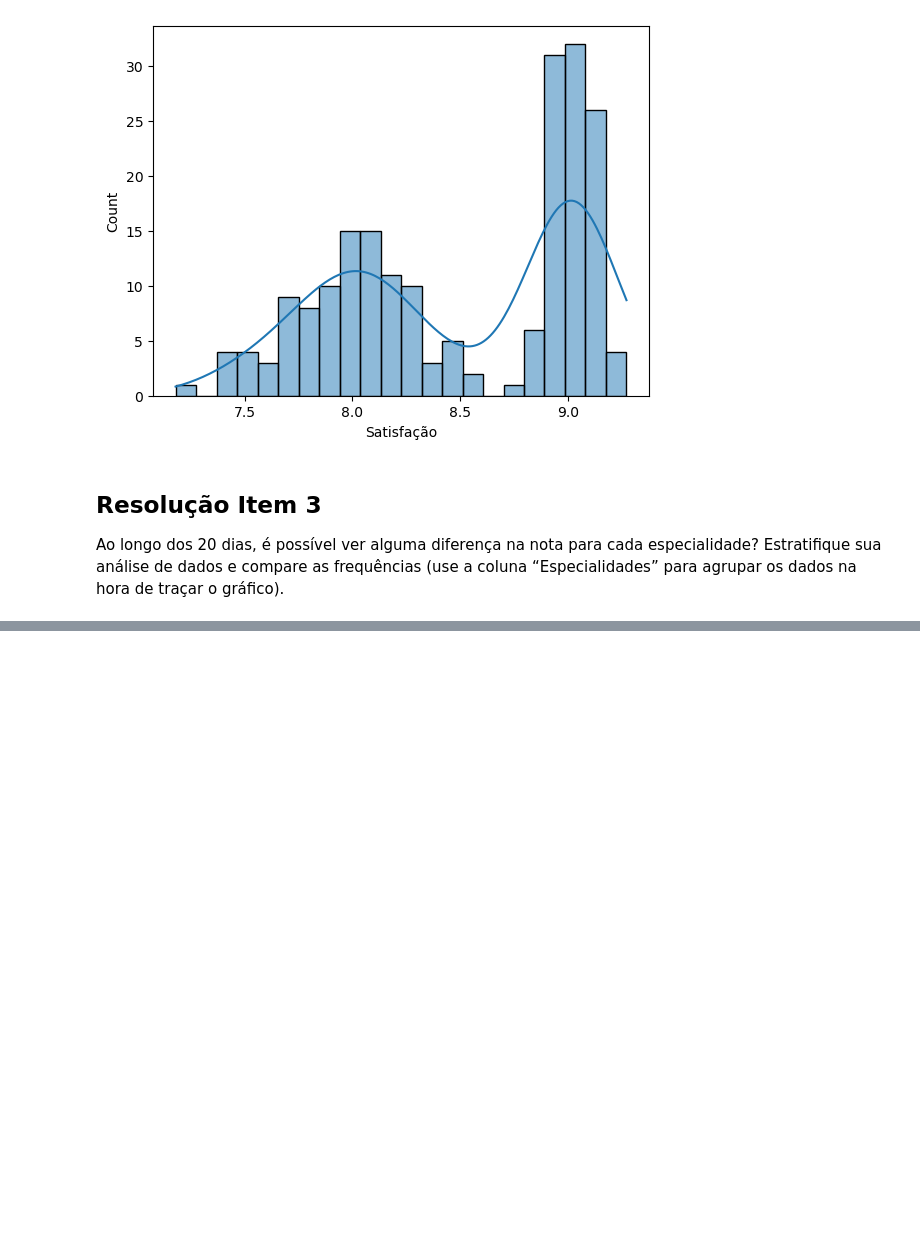
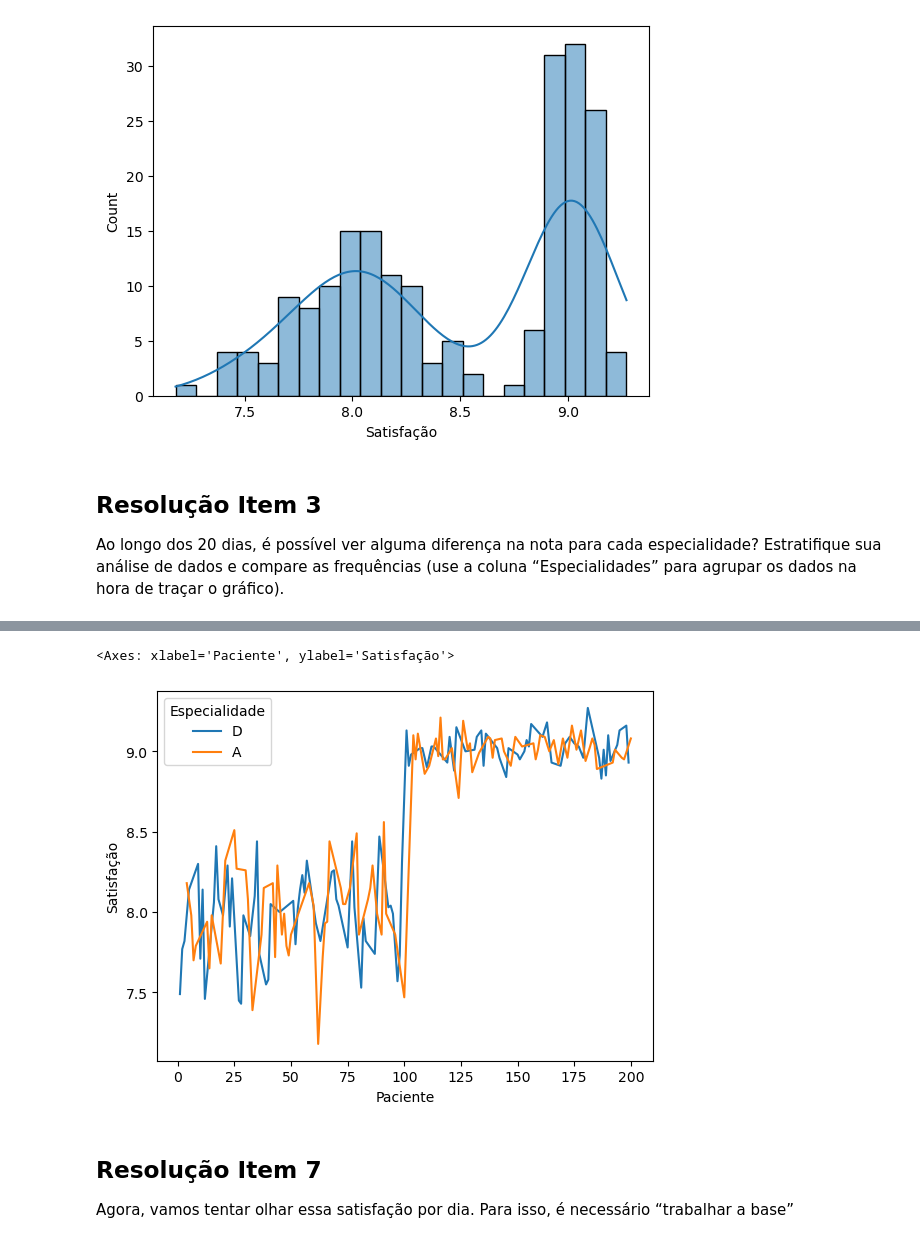
Before and after one commit to ThgMelo/greenbelt, a Jupyter notebook: Exercício 2/Exercício 2.ipynb, the cells around one changed output, grey strips where cells are left out. Cells and saved outputs as stored; diff of their text form; code cells hidden in the pictures; blank space fills up the shorter version.

```diff
--- a/Exercício 2/Exercício 2.ipynb
+++ b/Exercício 2/Exercício 2.ipynb
@@ -92,0 +101,8 @@ sns.histplot(data=dados_melt, x="valor", hue="Especialidade", bins = 22, multipl
+# %%
+sns.lineplot(data=dados, x="Paciente", y="Satisfação", hue='Especialidade')
+# %% [output]
+<Axes: xlabel='Paciente', ylabel='Satisfação'>
+[figure, added]
+# %% [markdown]
+## Resolução Item 7
+Agora, vamos tentar olhar essa satisfação por dia. Para isso, é necessário “trabalhar a base”
```
Also changed, not shown: parts of 24 cells of this notebook.
